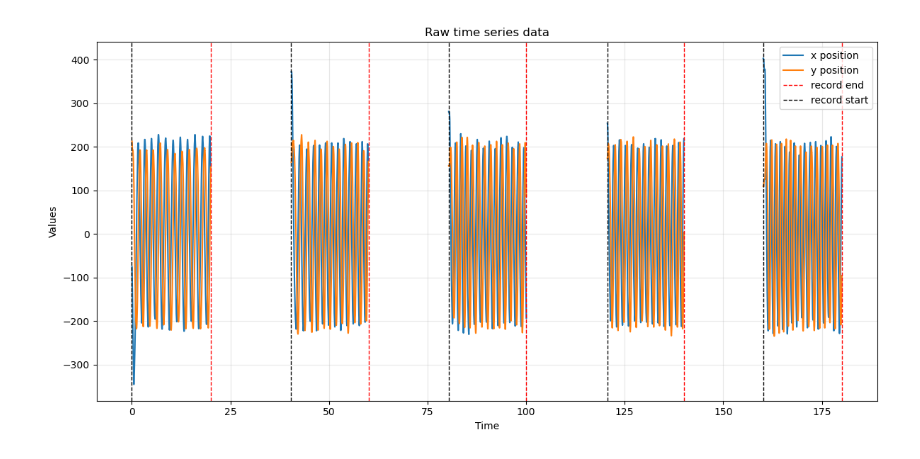
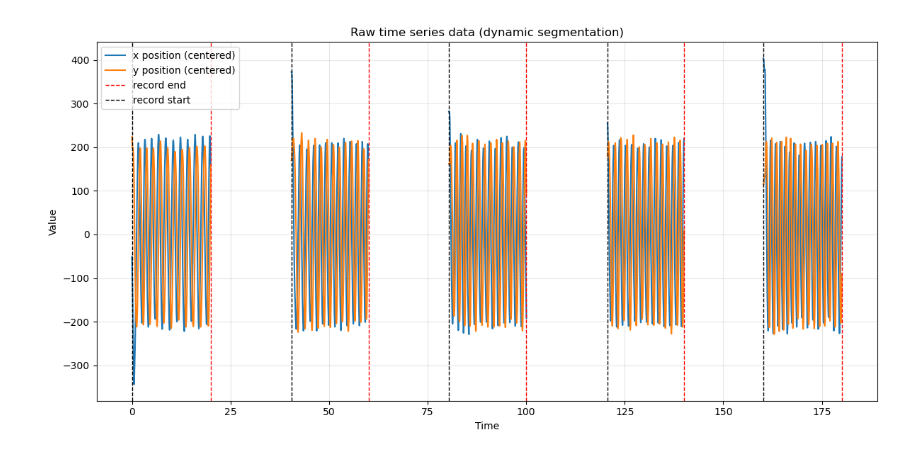
Before and after one commit to AlexisLag-student/IEAP-CircularTask, a Jupyter notebook: CircularTask.ipynb, the cells around one changed output. Saved outputs shown, nothing was run; the diff lists cells and outputs as text; code cells hidden in the pictures.

Commit message:
Big update
Allow the code to dynamically refind the beginning and end of a segment in order to adapt to different situations.

Displays of curves as a function of time and "is inside"

```diff
--- a/CircularTask.ipynb
+++ b/CircularTask.ipynb
@@ -223,7 +212,16 @@ record times (seconds since the first DoRecord marker):
 # %%
+import numpy as np
+import matplotlib.pyplot as plt
+
+file = "./data/001MoDe_R1.csv"
+
+CENTER_X = 552
+CENTER_Y = 330
+
 timestamps = []
 mouseX_list = []
 mouseY_list = []
+
 
 with open(file, 'r') as f:
     lines = f.readlines()
@@ -247,80 +245,101 @@ timestamp = np.array(timestamps, dtype=np.int64)
 mouseX = np.array(mouseX_list)
 mouseY = np.array(mouseY_list)
 
-mouseX_centered = mouseX - np.mean(mouseX)
-mouseY_centered = mouseY - np.mean(mouseY)
+mouseX_centered = mouseX - CENTER_X
+mouseY_centered = mouseY - CENTER_Y
 
-segments = [
-    ("RT1", 5, 3976),
-    ("RT2", 3978, 7875),
-    ("RT3", 7877, 11774),
-    ("RT4", 11776, 15659),
-    ("RT5", 15661, 19596)
-]
 
-def extract_segment(start, end):
-    start_idx = start - 1
-    end_idx = end
-    return timestamp[start_idx:end_idx], mouseX_centered[start_idx:end_idx], mouseY_centered[start_idx:end_idx]
+def find_segments(ts):
+    segments = []
+    start = None
+
+    if ts[0] > 0:
+        start = 0
+
+    for i in range(1, len(ts)):
+        if ts[i-1] == 0 and ts[i] > 0:
+            start = i
+
+        if ts[i] == 0 and start is not None:
+            segments.append((start, i))
+            start = None
+
+    if start is not None:
+        segments.append((start, len(ts)))
+
+    return segments
+
+
+
+segments = find_segments(timestamp)
+
+
+
+def extract_segment(start_idx, end_idx):
+    return (
+        timestamp[start_idx:end_idx],
+        mouseX_centered[start_idx:end_idx],
+        mouseY_centered[start_idx:end_idx]
+    )
+
 
 plt.figure(figsize=(12, 6))
 
-for i, (name, start, end) in enumerate(segments):
+first = True
+for i, (start, end) in enumerate(segments):
     ts_seg, x_seg, y_seg = extract_segment(start, end)
 
     ts_seg = np.where(ts_seg == 0, np.nan, ts_seg)
-    x_seg = np.where(ts_seg == np.nan, np.nan, x_seg)
-    y_seg = np.where(ts_seg == np.nan, np.nan, y_seg)
 
     t_rel_global = (ts_seg - timestamp[0]) / 1000.0
 
-    if i == 0:
-        plt.plot(t_rel_global, x_seg, color="tab:blue", linestyle='-', linewidth=1.5, label="x position")
-        plt.plot(t_rel_global, y_seg, color="tab:orange", linestyle='-', linewidth=1.5, label="y position")
+    if first:
+        plt.plot(t_rel_global, x_seg, color="tab:blue", linewidth=1.5, label="x position (centered)")
+        plt.plot(t_rel_global, y_seg, color="tab:orange", linewidth=1.5, label="y position (centered)")
+        first = False
     else:
-        plt.plot(t_rel_global, x_seg, color="tab:blue", linestyle='-', linewidth=1.5)
-        plt.plot(t_rel_global, y_seg, color="tab:orange", linestyle='-', linewidth=1.5)
+        plt.plot(t_rel_global, x_seg, color="tab:blue", linewidth=1.5)
+        plt.plot(t_rel_global, y_seg, color="tab:orange", linewidth=1.5)
+
 
 valid_ts_indices = np.where(timestamp != 0)[0]
-
 if len(valid_ts_indices) > 0:
     first_valid_idx = valid_ts_indices[0]
     t_first_valid = (timestamp[first_valid_idx] - timestamp[0]) / 1000.0
     plt.axvline(x=t_first_valid, color='black', linestyle='--', linewidth=1)
 
-# ➤ Lignes verticales autour des timestamps = 0
+
 zero_indices = np.where(timestamp == 0)[0]
 
 record_start_added = False
 record_end_added = False
 
 for idx in zero_indices:
     prev_idx = idx - 1
     next_idx = idx + 1
 
     if prev_idx >= 0:
         t_black = (timestamp[prev_idx] - timestamp[0]) / 1000.0
         if not record_end_added:
             plt.axvline(x=t_black, color='red', linestyle='--', linewidth=1, label="record end")
             record_end_added = True
         else:
             plt.axvline(x=t_black, color='red', linestyle='--', linewidth=1)
 
     if next_idx < len(timestamp):
         t_red = (timestamp[next_idx] - timestamp[0]) / 1000.0
         if not record_start_added:
             plt.axvline(x=t_red, color='black', linestyle='--', linewidth=1, label="record start")
             record_start_added = True
         else:
             plt.axvline(x=t_red, color='black', linestyle='--', linewidth=1)
 
-
 plt.xlabel('Time')
-plt.ylabel('Values')
-plt.title('Raw time series data')
+plt.ylabel('Value')
+plt.title('Raw time series data (dynamic segmentation)')
 plt.legend()
 plt.grid(True, alpha=0.3)
 plt.tight_layout()
 plt.show()
 # %% [output]
-[figure, old version]
+[figure, new version]
```
Also changed, not shown: parts of 7 cells of this notebook.
